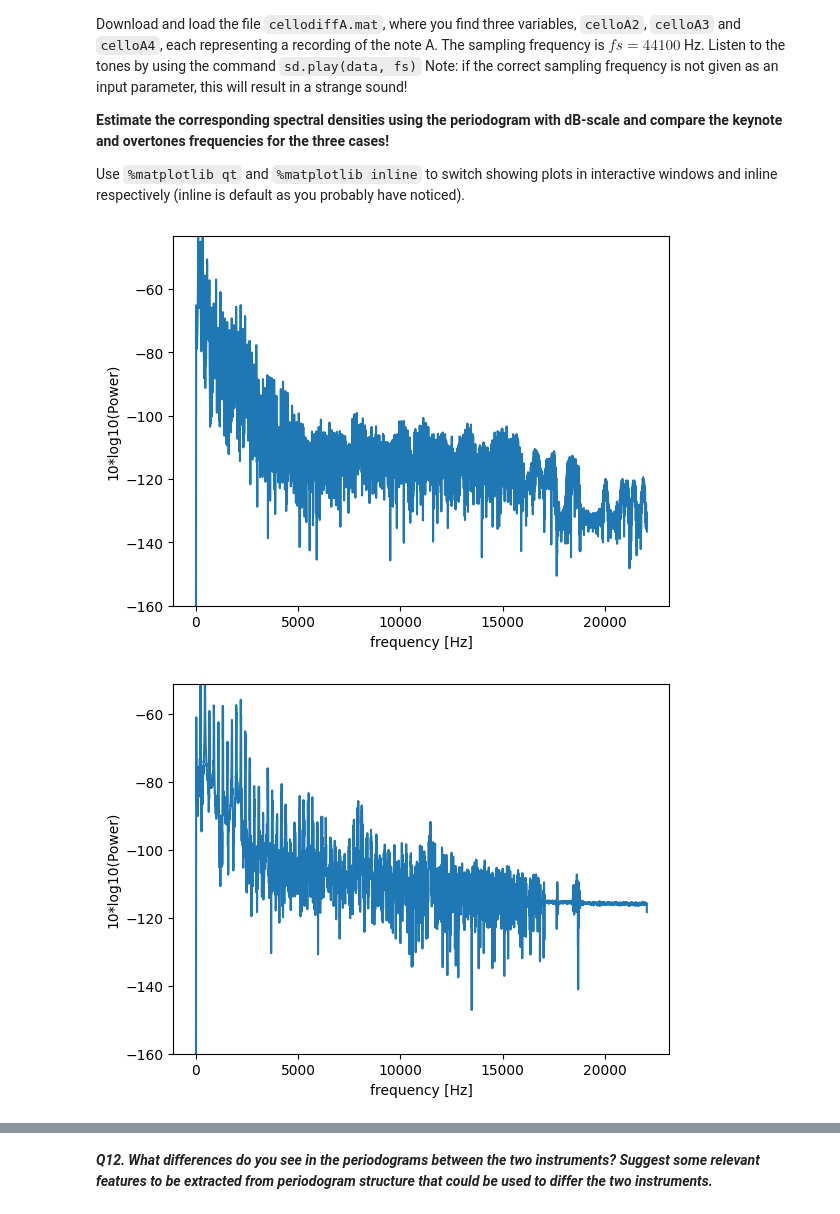
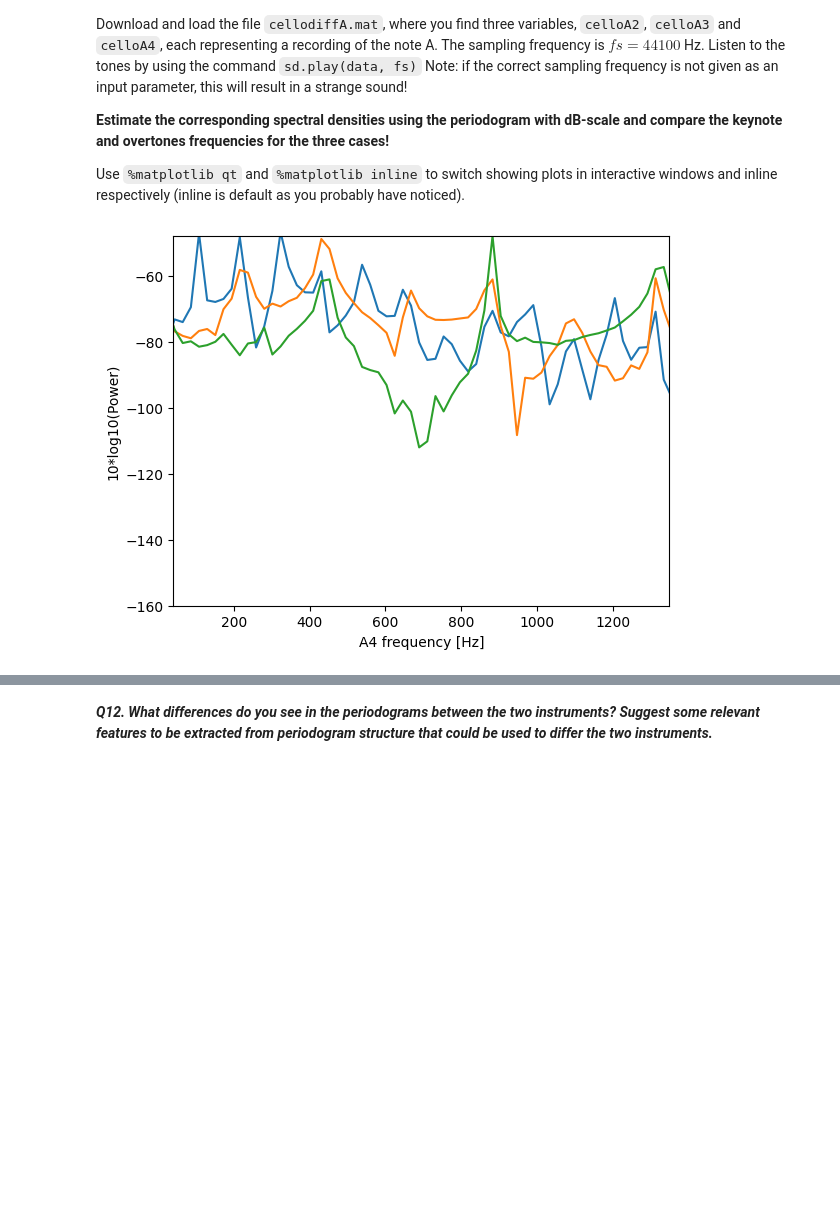
Before and after one commit to axellangenskiold/fmsf10, a Jupyter notebook: pythonLab1.ipynb, the cells around one changed output, grey strips where cells are left out. Saved outputs shown, nothing was run; the diff lists cells and outputs as text; code cells hidden in the pictures; blank space fills up the shorter version.

```diff
--- a/pythonLab1.ipynb
+++ b/pythonLab1.ipynb
@@ -372,41 +372,43 @@ Use `%matplotlib qt` and `%matplotlib inline` to switch showing plots in interac
 # %%
 # %matplotlib qt
 from IPython.display import Audio
 %matplotlib inline
 
 path_to_data = "cellodiffA.mat"
 data = scipy.io.loadmat(path_to_data,simplify_cells=True)
 
 fs = 44100
-nfft = 8192
+nfft = 2048
 
 a2 = np.asarray(data["celloA2"], dtype=float)
 a3 = np.asarray(data["celloA3"], dtype=float)
 a4 = np.asarray(data["celloA4"], dtype=float)
 
 f,P = scipy.signal.periodogram(a2,fs=fs,nfft=nfft)
 
 plt.plot(f, 10 * np.log10(P + 1e-20)) # offset to avoid np.log(0)
-plt.xlabel('frequency [Hz]')
+plt.xlabel('A2 frequency [Hz]')
 plt.ylabel('10*log10(Power)')
-plt.ylim([-160,np.max(10*np.log10(P))*1.1])
-plt.show()
+plt.ylim([-160,np.max(10*np.log10(P))*1])
+plt.xlim([40, 1350])
+
 
 f,P = scipy.signal.periodogram(a3,fs=fs,nfft=nfft)
 
 plt.plot(f, 10 * np.log10(P + 1e-20)) # offset to avoid np.log(0)
-plt.xlabel('frequency [Hz]')
+plt.xlabel('A3 frequency [Hz]')
 plt.ylabel('10*log10(Power)')
-plt.ylim([-160,np.max(10*np.log10(P))*1.1])
-plt.show()
+plt.ylim([-160,np.max(10*np.log10(P))*1])
+plt.xlim([40, 1350])
+
 
 f,P = scipy.signal.periodogram(a4,fs=fs,nfft=nfft)
 
 plt.plot(f, 10 * np.log10(P + 1e-20)) # offset to avoid np.log(0)
-plt.xlabel('frequency [Hz]')
+plt.xlabel('A4 frequency [Hz]')
 plt.ylabel('10*log10(Power)')
-plt.ylim([-160,np.max(10*np.log10(P))*1.1])
+plt.ylim([-160,np.max(10*np.log10(P))*1])
+plt.xlim([40, 1350])
 plt.show()
 # %% [output]
-[figure, old version]
+[figure, new version]
-[figure, removed]
```
Also changed, not shown: parts of 2 cells of this notebook.
